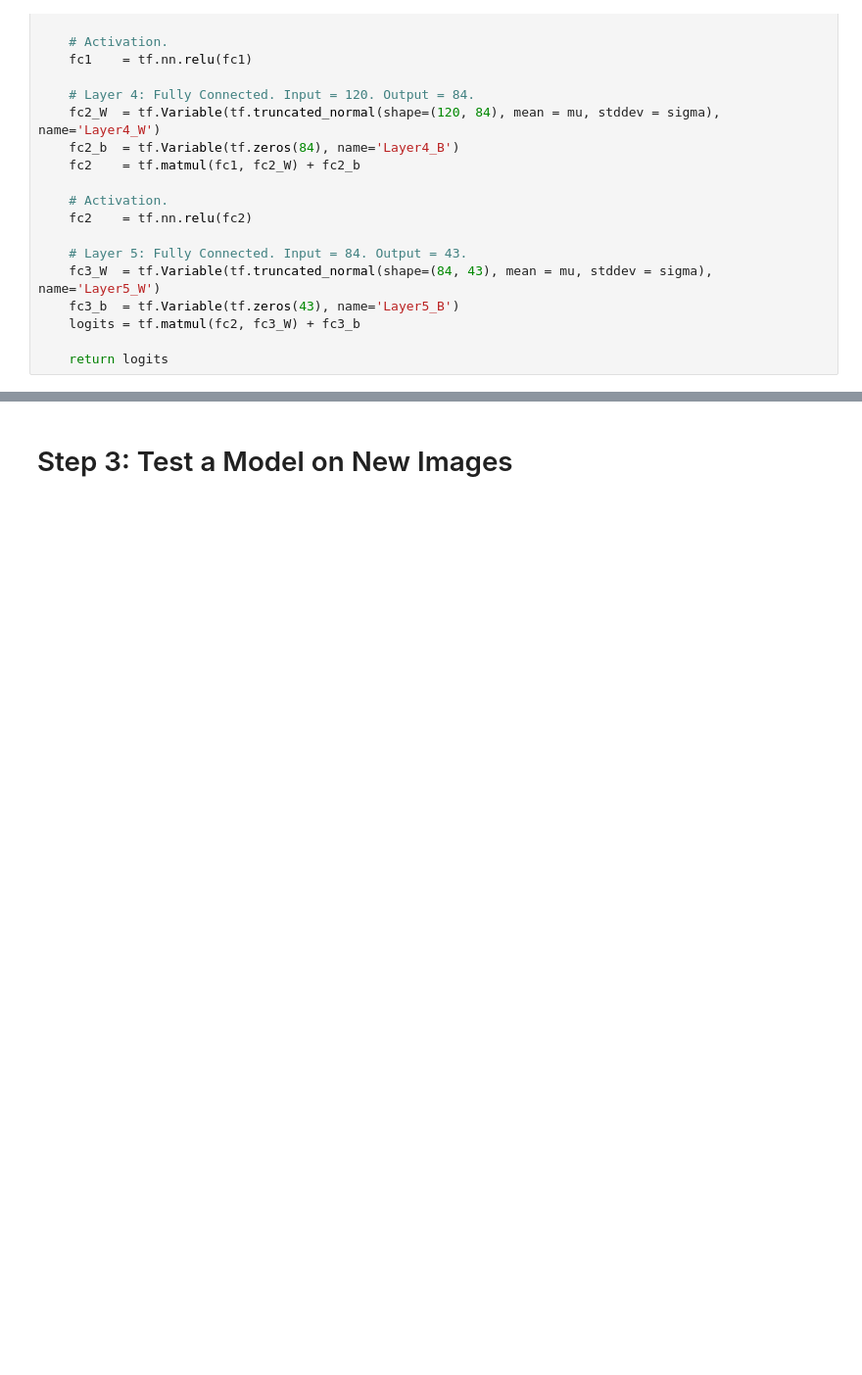
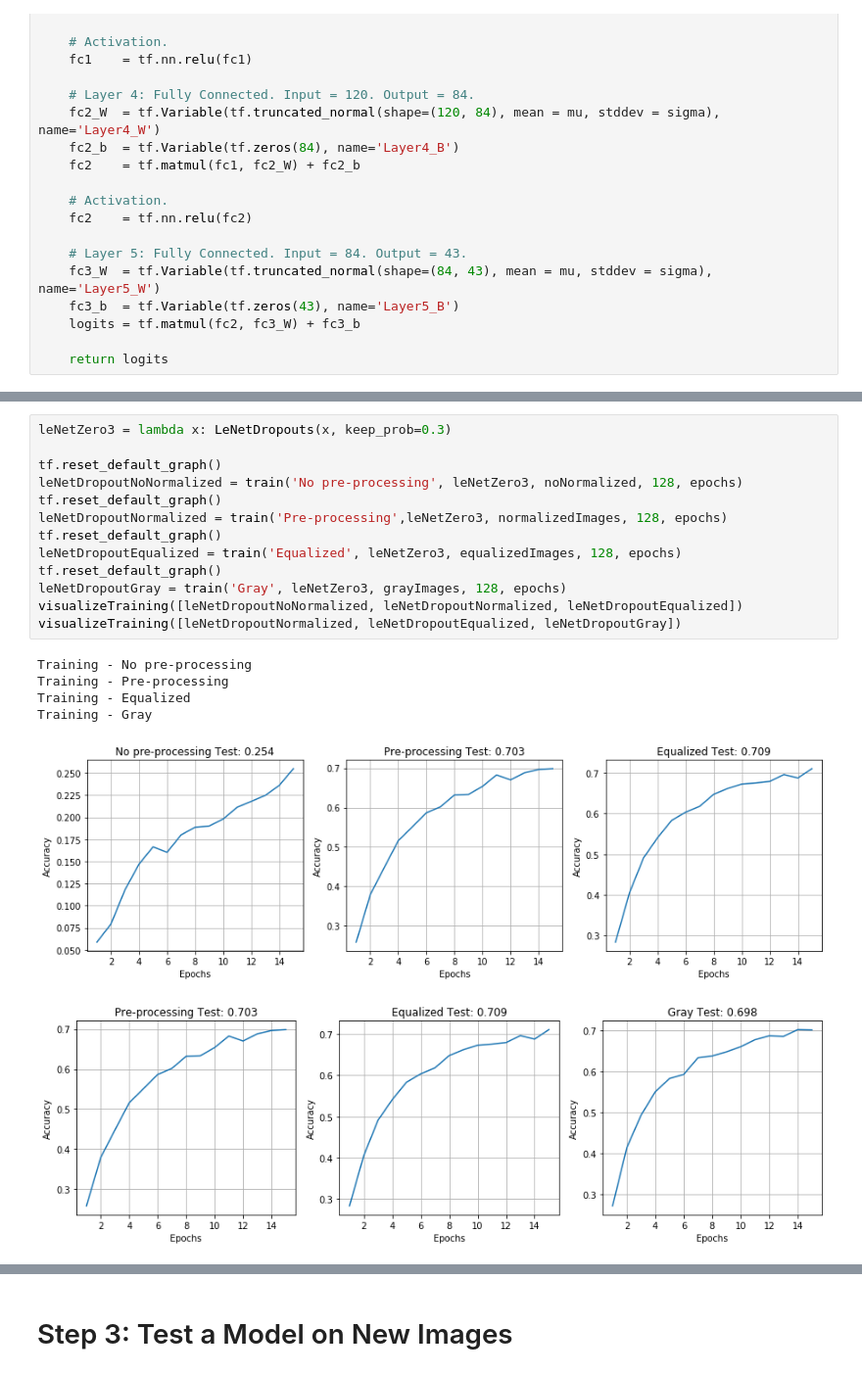
Before and after one commit to darienmt/CarND-TrafficSignClassifier-P2, a Jupyter notebook: Traffic Sign Classifier.ipynb, the cells around one changed output, grey strips where cells are left out. Shown: that part at 98% size. Cells and saved outputs as stored; diff of their text form; blank space fills up the shorter version.

```diff
--- a/Traffic Sign Classifier.ipynb
+++ b/Traffic Sign Classifier.ipynb
@@ -347,0 +493,20 @@ leNetNoNormalized = train('No pre-processing', LeNet, noNormalized, 128, epochs)
+# %%
+leNetZero3 = lambda x: LeNetDropouts(x, keep_prob=0.3)
+
+tf.reset_default_graph()
+leNetDropoutNoNormalized = train('No pre-processing', leNetZero3, noNormalized, 128, epochs)
+tf.reset_default_graph()
+leNetDropoutNormalized = train('Pre-processing',leNetZero3, normalizedImages, 128, epochs)
+tf.reset_default_graph()
+leNetDropoutEqualized = train('Equalized', leNetZero3, equalizedImages, 128, epochs)
+tf.reset_default_graph()
+leNetDropoutGray = train('Gray', leNetZero3, grayImages, 128, epochs)
+visualizeTraining([leNetDropoutNoNormalized, leNetDropoutNormalized, leNetDropoutEqualized])
+visualizeTraining([leNetDropoutNormalized, leNetDropoutEqualized, leNetDropoutGray])
+# %% [output]
+Training - No pre-processing
+Training - Pre-processing
+Training - Equalized
+Training - Gray
+[figure, added]
+[figure, added]
```
Also changed, not shown: parts of 15 cells of this notebook.
